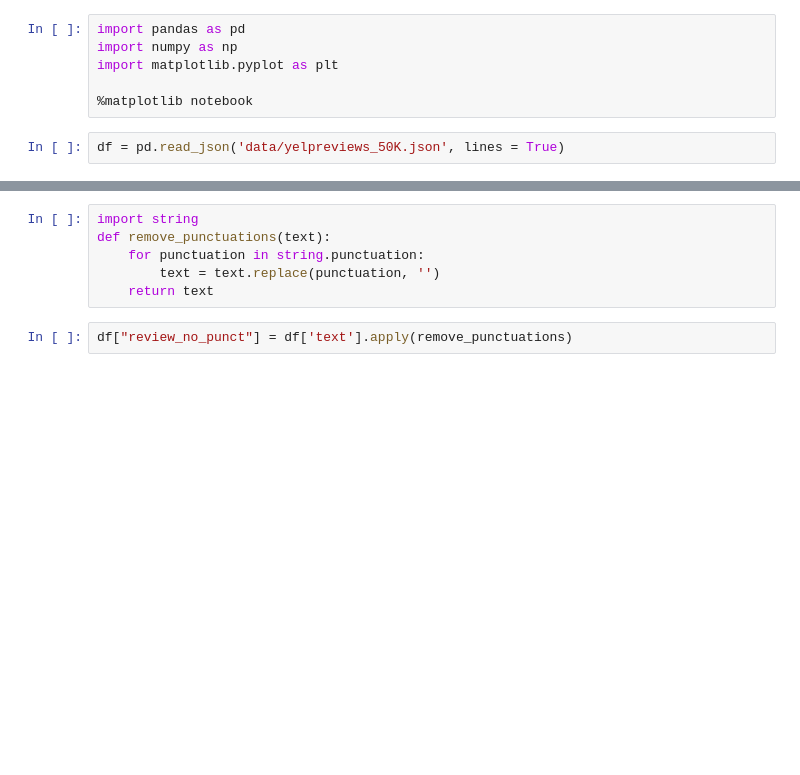
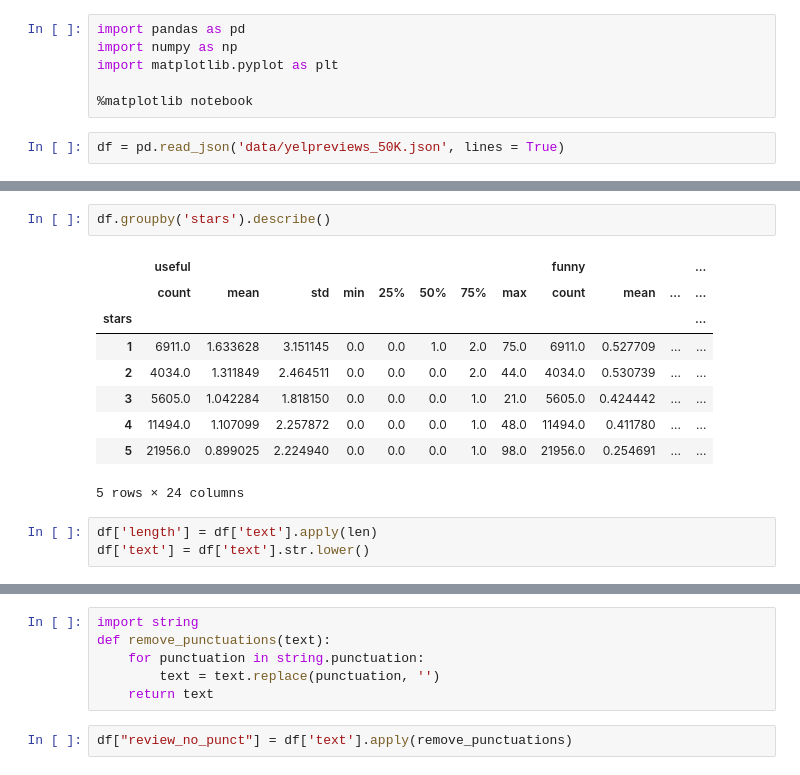
Before and after one commit to akriti112/Text_Mining, a Jupyter notebook: Text_Mining.ipynb, the cells around one changed output, grey strips where cells are left out. Saved outputs shown, nothing was run; the diff lists cells and outputs as text; blank space fills up the shorter version.

```diff
--- a/Text_Mining.ipynb
+++ b/Text_Mining.ipynb
@@ -17,0 +49,15 @@ df.head()
+# %%
+df.groupby('stars').describe()
+# %% [output]
+|  | useful |  |  |  |  |  |  |  | funny |  |  | ... |
+|  | count | mean | std | min | 25% | 50% | 75% | max | count | mean | ... | ... |
+| stars |  |  |  |  |  |  |  |  |  |  |  | ... |
+| 1 | 6911.0 | 1.633628 | 3.151145 | 0.0 | 0.0 | 1.0 | 2.0 | 75.0 | 6911.0 | 0.527709 | ... | ... |
+| 2 | 4034.0 | 1.311849 | 2.464511 | 0.0 | 0.0 | 0.0 | 2.0 | 44.0 | 4034.0 | 0.530739 | ... | ... |
+| 3 | 5605.0 | 1.042284 | 1.818150 | 0.0 | 0.0 | 0.0 | 1.0 | 21.0 | 5605.0 | 0.424442 | ... | ... |
+| 4 | 11494.0 | 1.107099 | 2.257872 | 0.0 | 0.0 | 0.0 | 1.0 | 48.0 | 11494.0 | 0.411780 | ... | ... |
+| 5 | 21956.0 | 0.899025 | 2.224940 | 0.0 | 0.0 | 0.0 | 1.0 | 98.0 | 21956.0 | 0.254691 | ... | ... |
+5 rows × 24 columns
+# %%
+df['length'] = df['text'].apply(len)
+df['text'] = df['text'].str.lower()
```
Also changed, not shown: parts of 11 cells of this notebook.
